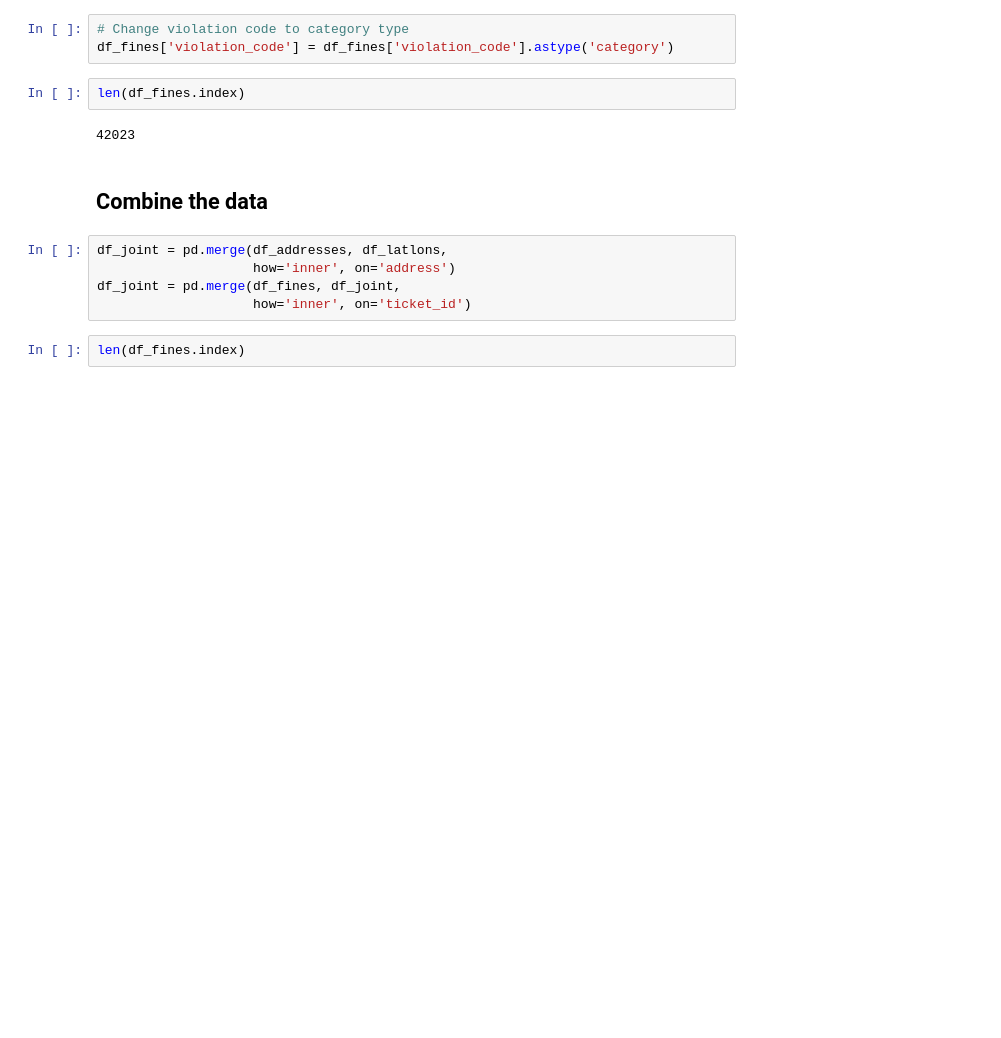
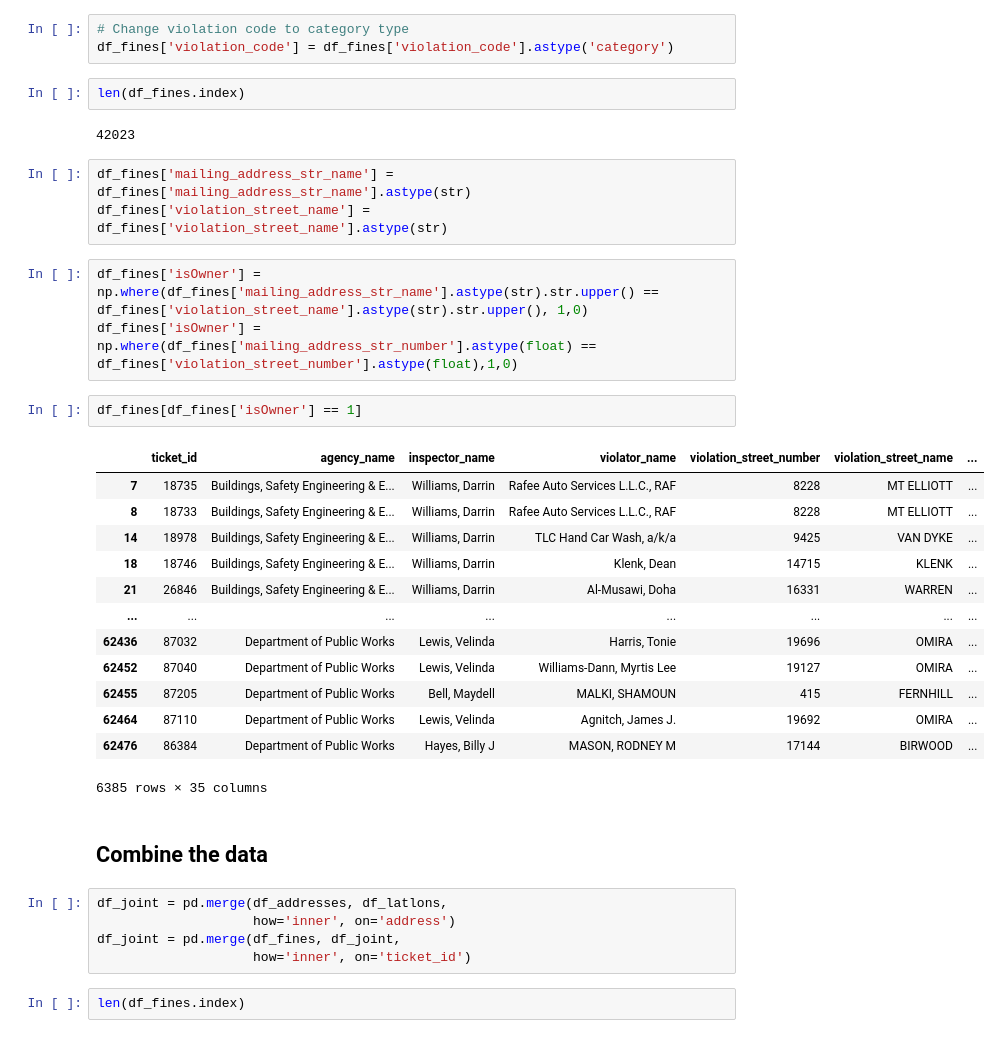
Before and after one commit to InigoSusilla/DataScienceOnDetroit, a Jupyter notebook: project1.ipynb, the cells around one changed output. Saved outputs shown, nothing was run; the diff lists cells and outputs as text; blank space fills up the shorter version.

Commit message:
String type the addreses and isOwner column

```diff
--- a/project1.ipynb
+++ b/project1.ipynb
@@ -92,6 +92,28 @@ df_fines['violation_code'] = df_fines['violation_code'].astype('category')
 len(df_fines.index)
 # %% [output]
 42023
+# %%
+df_fines['mailing_address_str_name'] = df_fines['mailing_address_str_name'].astype(str)
+df_fines['violation_street_name'] = df_fines['violation_street_name'].astype(str)
+# %%
+df_fines['isOwner'] = np.where(df_fines['mailing_address_str_name'].astype(str).str.upper() == df_fines['violation_street_name'].astype(str).str.upper(), 1,0)
+df_fines['isOwner'] = np.where(df_fines['mailing_address_str_number'].astype(float) == df_fines['violation_street_number'].astype(float),1,0)
+# %%
+df_fines[df_fines['isOwner'] == 1]
+# %% [output]
+|  | ticket_id | agency_name | inspector_name | violator_name | violation_street_number | violation_street_name | ... |
+| 7 | 18735 | Buildings, Safety Engineering & E... | Williams, Darrin | Rafee Auto Services L.L.C., RAF | 8228 | MT ELLIOTT | ... |
+| 8 | 18733 | Buildings, Safety Engineering & E... | Williams, Darrin | Rafee Auto Services L.L.C., RAF | 8228 | MT ELLIOTT | ... |
+| 14 | 18978 | Buildings, Safety Engineering & E... | Williams, Darrin | TLC Hand Car Wash, a/k/a | 9425 | VAN DYKE | ... |
+| 18 | 18746 | Buildings, Safety Engineering & E... | Williams, Darrin | Klenk, Dean | 14715 | KLENK | ... |
+| 21 | 26846 | Buildings, Safety Engineering & E... | Williams, Darrin | Al-Musawi, Doha | 16331 | WARREN | ... |
+| ... | ... | ... | ... | ... | ... | ... | ... |
+| 62436 | 87032 | Department of Public Works | Lewis, Velinda | Harris, Tonie | 19696 | OMIRA | ... |
+| 62452 | 87040 | Department of Public Works | Lewis, Velinda | Williams-Dann, Myrtis Lee | 19127 | OMIRA | ... |
+| 62455 | 87205 | Department of Public Works | Bell, Maydell | MALKI, SHAMOUN | 415 | FERNHILL | ... |
+| 62464 | 87110 | Department of Public Works | Lewis, Velinda | Agnitch, James J. | 19692 | OMIRA | ... |
+| 62476 | 86384 | Department of Public Works | Hayes, Billy J | MASON, RODNEY M | 17144 | BIRWOOD | ... |
+6385 rows × 35 columns
 # %% [markdown]
 ## Combine the data
 # %%
```
